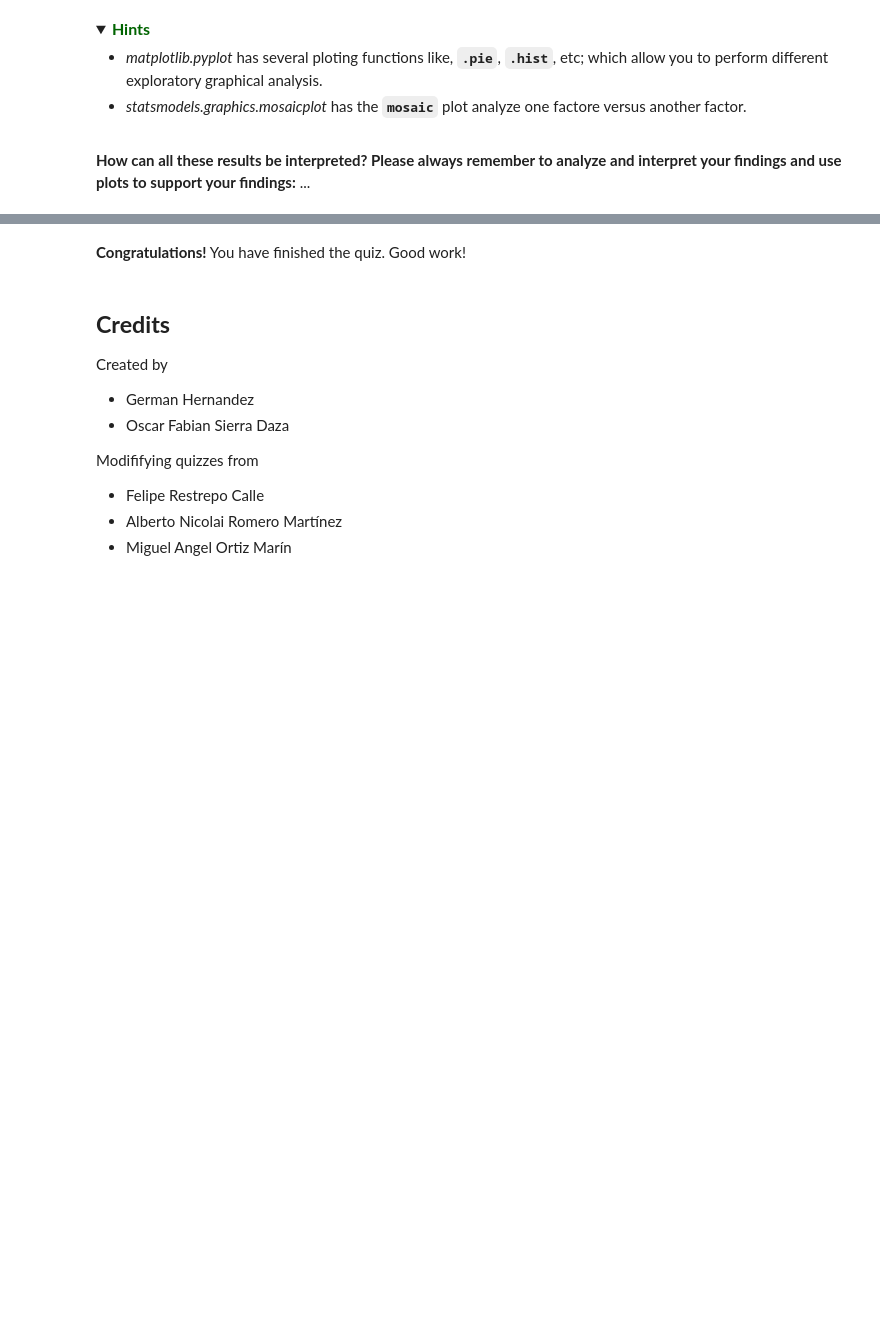
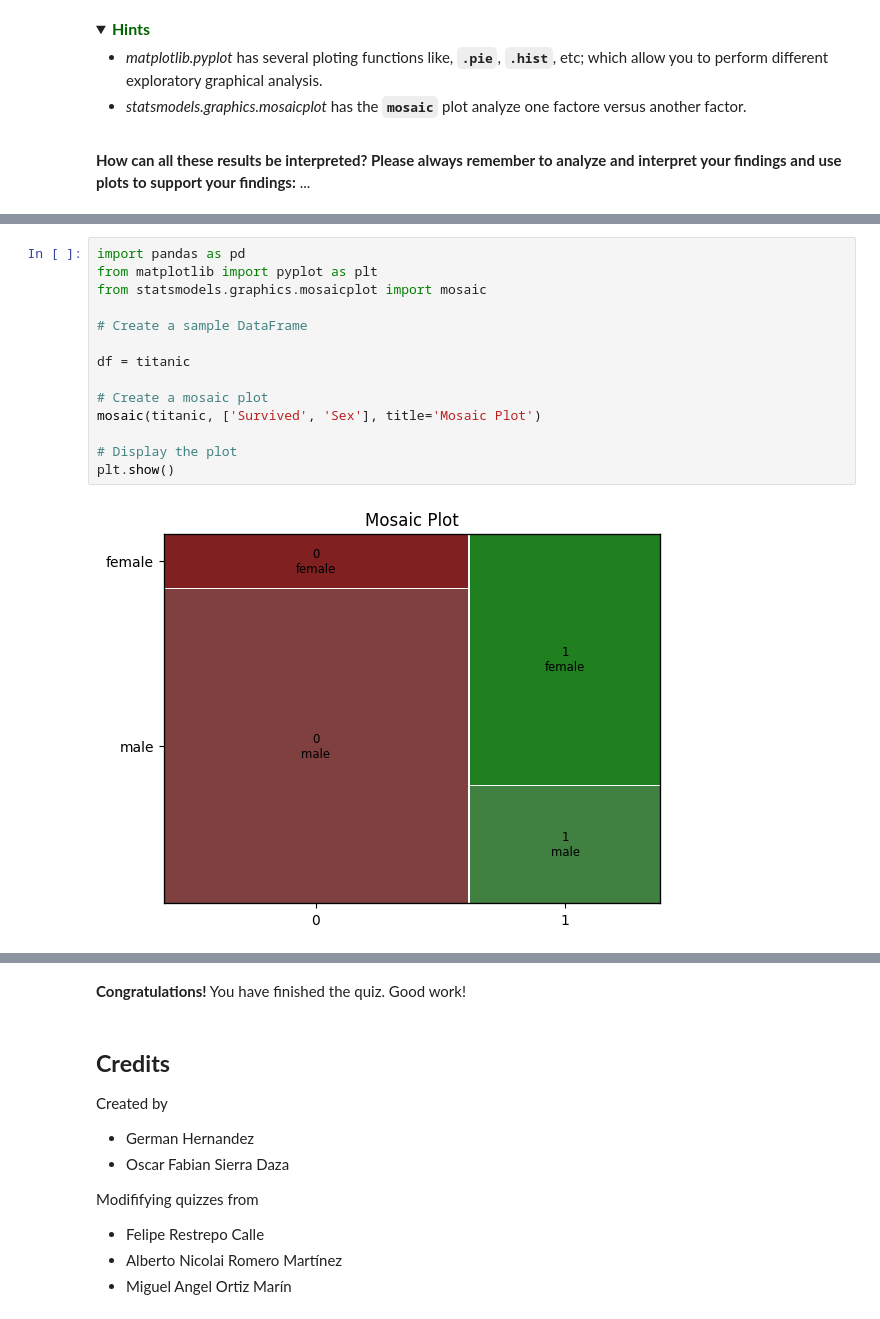
Before and after one commit to juliano-echo21/MetNumUN2024l, a Jupyter notebook: Quiz2/jurinconor_Quiz2.ipynb, the cells around one changed output, grey strips where cells are left out. Drawn from its saved outputs; the diff is of its cells as text; folded sections open; blank space fills up the shorter version.

```diff
--- a/Quiz2/jurinconor_Quiz2.ipynb
+++ b/Quiz2/jurinconor_Quiz2.ipynb
@@ -716,0 +716,16 @@ The output of the above cell should be:
+# %%
+import pandas as pd
+from matplotlib import pyplot as plt
+from statsmodels.graphics.mosaicplot import mosaic
+
+# Create a sample DataFrame
+
+df = titanic
+
+# Create a mosaic plot
+mosaic(titanic, ['Survived', 'Sex'], title='Mosaic Plot')
+
+# Display the plot
+plt.show()
+# %% [output]
+[figure, added]
```
Also changed, not shown: parts of 10 cells of this notebook.
